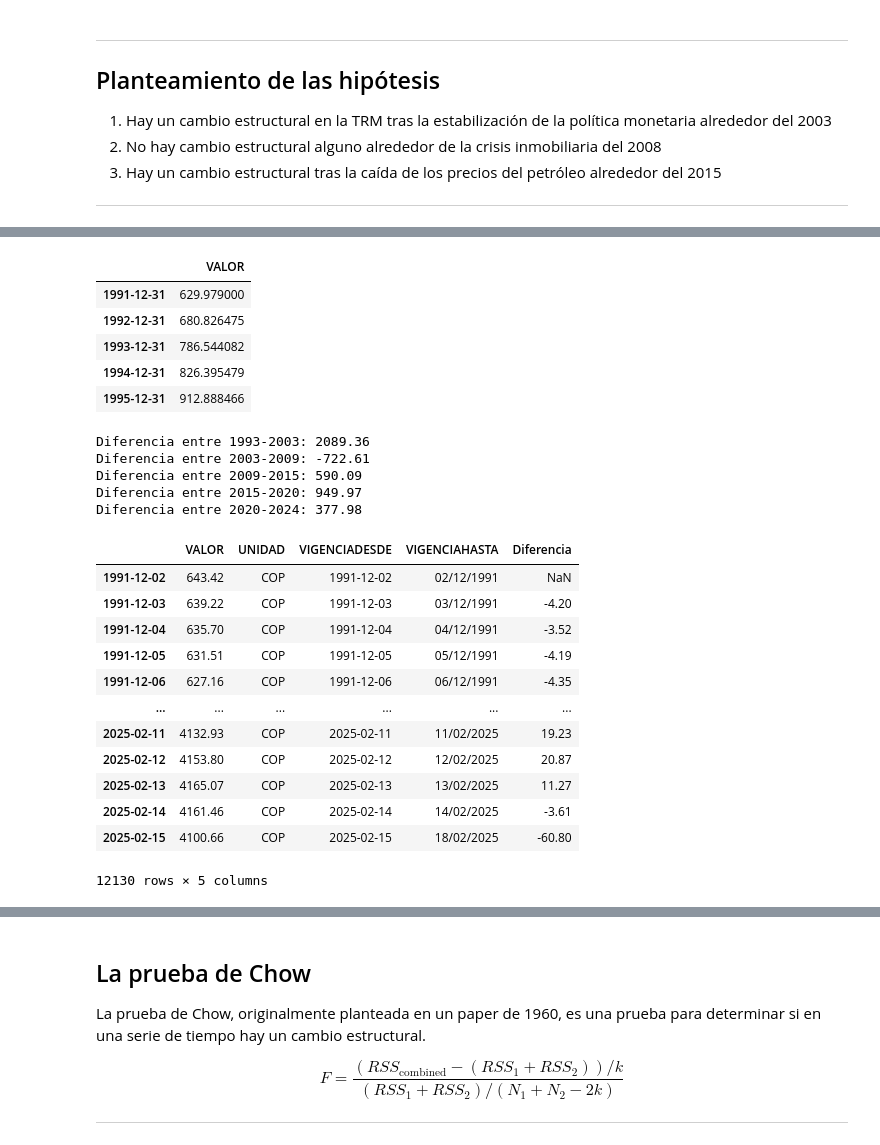
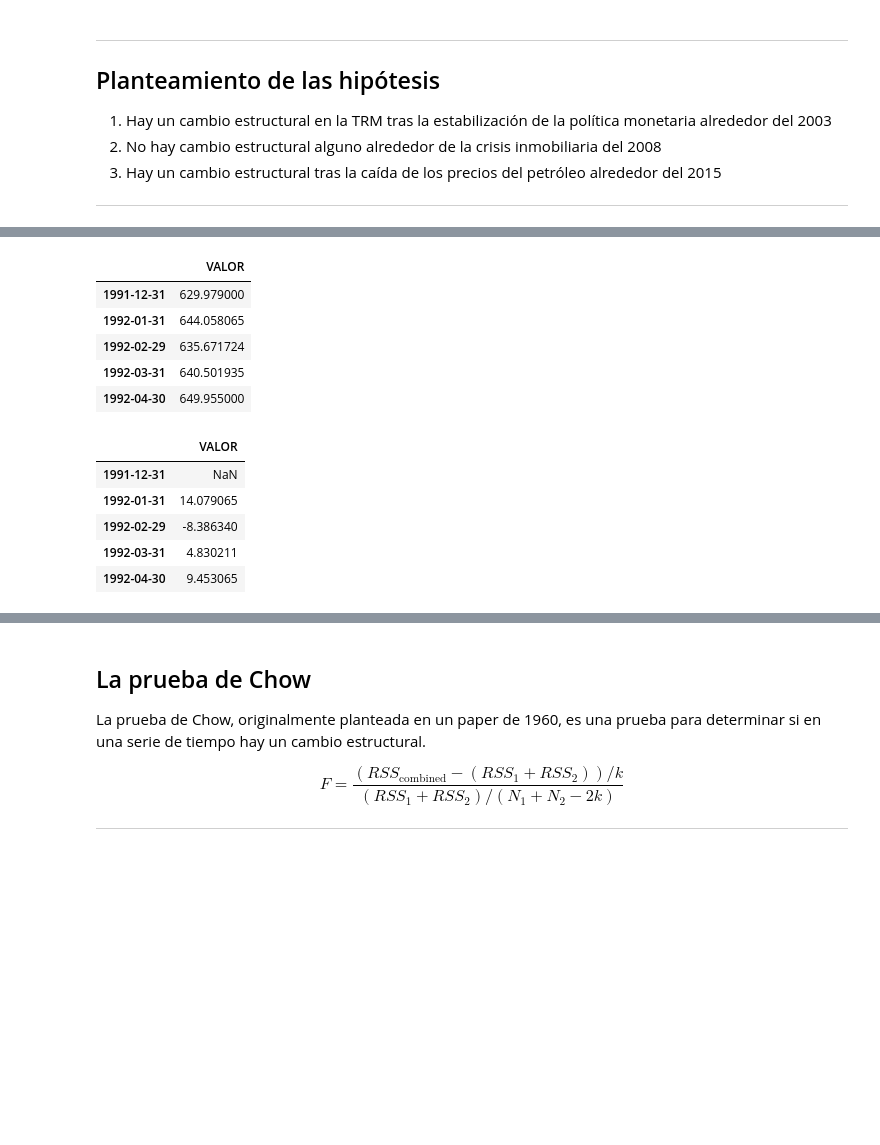
Before and after one commit to sergiolaverde0/fp_sub_IA, a Jupyter notebook: Trabajo_final_JARR_JAJE_SAL.ipynb, the cells around one changed output, grey strips where cells are left out. Drawn from its saved outputs; the diff is of its cells as text; code cells hidden in the pictures; blank space fills up the shorter version.

Commit message:
Replantear las figuras
Ahora el resampling es de frecuencia mensual en lugar de anual.

Ahora las diferencias se calculan sobre los datos resampleados en lugar
de las observaciones individuales.

```diff
--- a/Trabajo_final_JARR_JAJE_SAL.ipynb
+++ b/Trabajo_final_JARR_JAJE_SAL.ipynb
@@ -287,56 +271,24 @@ Freq: D, Name: VALOR, Length: 12130, dtype: float64
 # %%
-# remuestreo (resampling) de una serie temporal en un DataFrame, agrupando los datos por año ('YE') y calculando
-# la media de los valores para cada año.
-data_y = data['VALOR'].resample('YE').agg({
+# remuestreo (resampling) de una serie temporal en un DataFrame, agrupando los datos por mes ('ME') y agregando
+# los valores por su media.
+resampled = data['VALOR'].resample('ME').agg({
         "VALOR": "mean"
 })
-data_y.head(5)
+resampled.head()
 # %% [output]
 |  | VALOR |
 | 1991-12-31 | 629.979000 |
-| 1992-12-31 | 680.826475 |
-| 1993-12-31 | 786.544082 |
-| 1994-12-31 | 826.395479 |
-| 1995-12-31 | 912.888466 |
+| 1992-01-31 | 644.058065 |
+| 1992-02-29 | 635.671724 |
+| 1992-03-31 | 640.501935 |
+| 1992-04-30 | 649.955000 |
-# %%
-#Remuestreo anual con media usando 'YE'
-data_y = data['VALOR'].resample('YE').mean()
-
-# Función para obtener el valor promedio de un año específico
-def get_year_value(year):
-    return data_y.loc[f'{year}-12-31']
-
-# Periodos definidos y cálculo de diferencias
-periods = {
-    "1993-2003": get_year_value(2003) - get_year_value(1993),
-    "2003-2009": get_year_value(2009) - get_year_value(2003),
-    "2009-2015": get_year_value(2015) - get_year_value(2009),
-    "2015-2020": get_year_value(2020) - get_year_value(2015),
-    "2020-2024": get_year_value(2024) - get_year_value(2020),
-}
-
-# Mostrar resultados sin error de formato
-for period, diff in periods.items():
-    print(f"Diferencia entre {period}: {diff:.2f}")
-# %% [output]
-Diferencia entre 1993-2003: 2089.36
-Diferencia entre 2003-2009: -722.61
-Diferencia entre 2009-2015: 590.09
-Diferencia entre 2015-2020: 949.97
-Diferencia entre 2020-2024: 377.98
 # %%
-data
+diferencias = resampled.diff()
+diferencias.head()
 # %% [output]
-|  | VALOR | UNIDAD | VIGENCIADESDE | VIGENCIAHASTA | Diferencia |
-| 1991-12-02 | 643.42 | COP | 1991-12-02 | 02/12/1991 | NaN |
-| 1991-12-03 | 639.22 | COP | 1991-12-03 | 03/12/1991 | -4.20 |
-| 1991-12-04 | 635.70 | COP | 1991-12-04 | 04/12/1991 | -3.52 |
-| 1991-12-05 | 631.51 | COP | 1991-12-05 | 05/12/1991 | -4.19 |
-| 1991-12-06 | 627.16 | COP | 1991-12-06 | 06/12/1991 | -4.35 |
-| ... | ... | ... | ... | ... | ... |
-| 2025-02-11 | 4132.93 | COP | 2025-02-11 | 11/02/2025 | 19.23 |
-| 2025-02-12 | 4153.80 | COP | 2025-02-12 | 12/02/2025 | 20.87 |
-| 2025-02-13 | 4165.07 | COP | 2025-02-13 | 13/02/2025 | 11.27 |
-| 2025-02-14 | 4161.46 | COP | 2025-02-14 | 14/02/2025 | -3.61 |
-| 2025-02-15 | 4100.66 | COP | 2025-02-15 | 18/02/2025 | -60.80 |
+|  | VALOR |
+| 1991-12-31 | NaN |
+| 1992-01-31 | 14.079065 |
+| 1992-02-29 | -8.386340 |
+| 1992-03-31 | 4.830211 |
+| 1992-04-30 | 9.453065 |
-12130 rows × 5 columns
```
Also changed, not shown: parts of 10 cells of this notebook.
